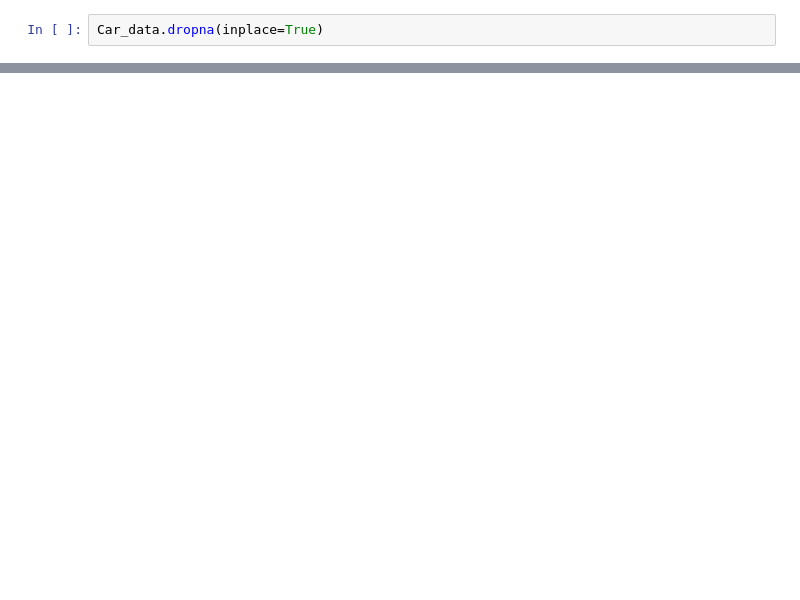
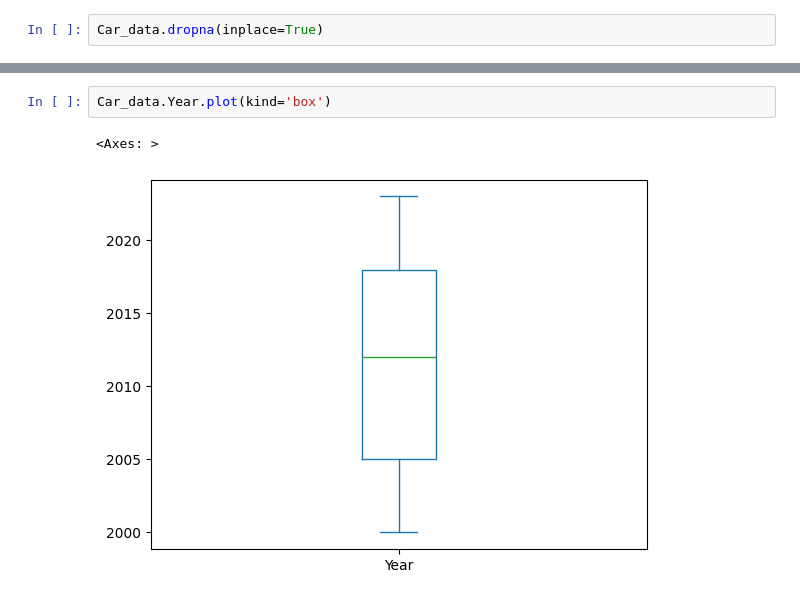
Before and after one commit to vinothkumard2006-ai/data-science, a Jupyter notebook: Car price pred.ipynb, the cells around one changed output, grey strips where cells are left out. Saved outputs shown, nothing was run; the diff lists cells and outputs as text; blank space fills up the shorter version.

```diff
--- a/Car price pred.ipynb
+++ b/Car price pred.ipynb
@@ -94,0 +161,5 @@ Car_data.describe()
+# %%
+Car_data.Year.plot(kind='box')
+# %% [output]
+<Axes: >
+[figure, added]
```
Also changed, not shown: parts of 49 cells of this notebook.
